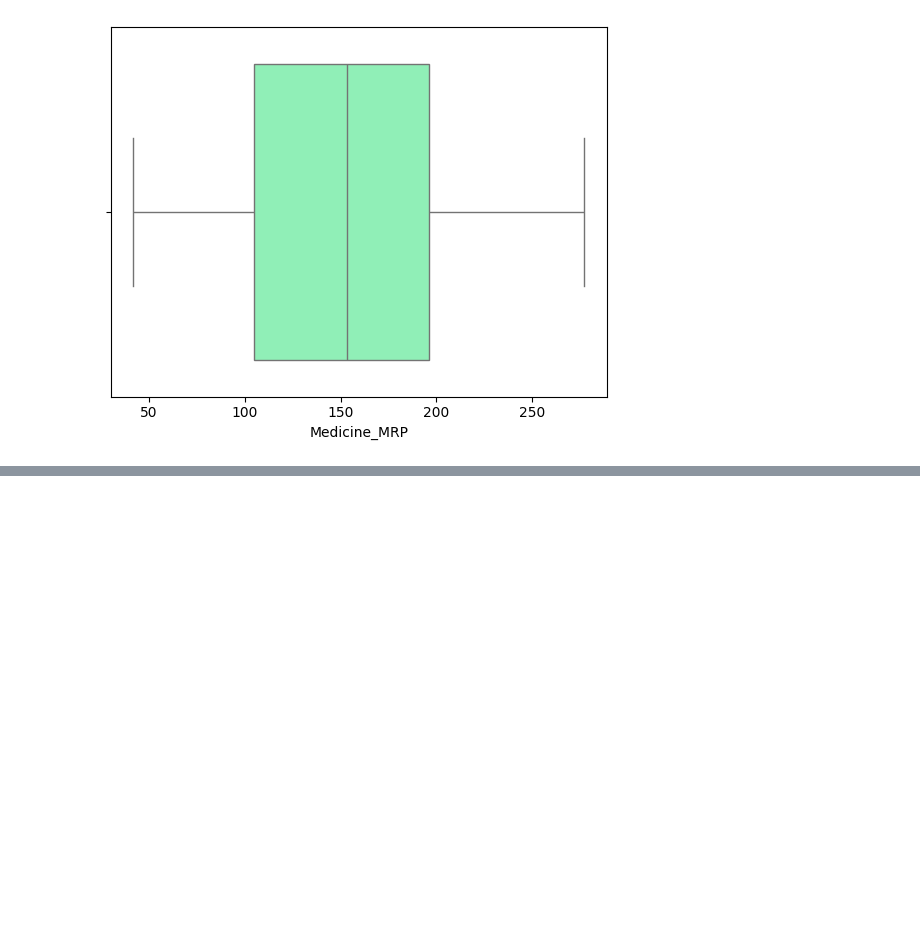
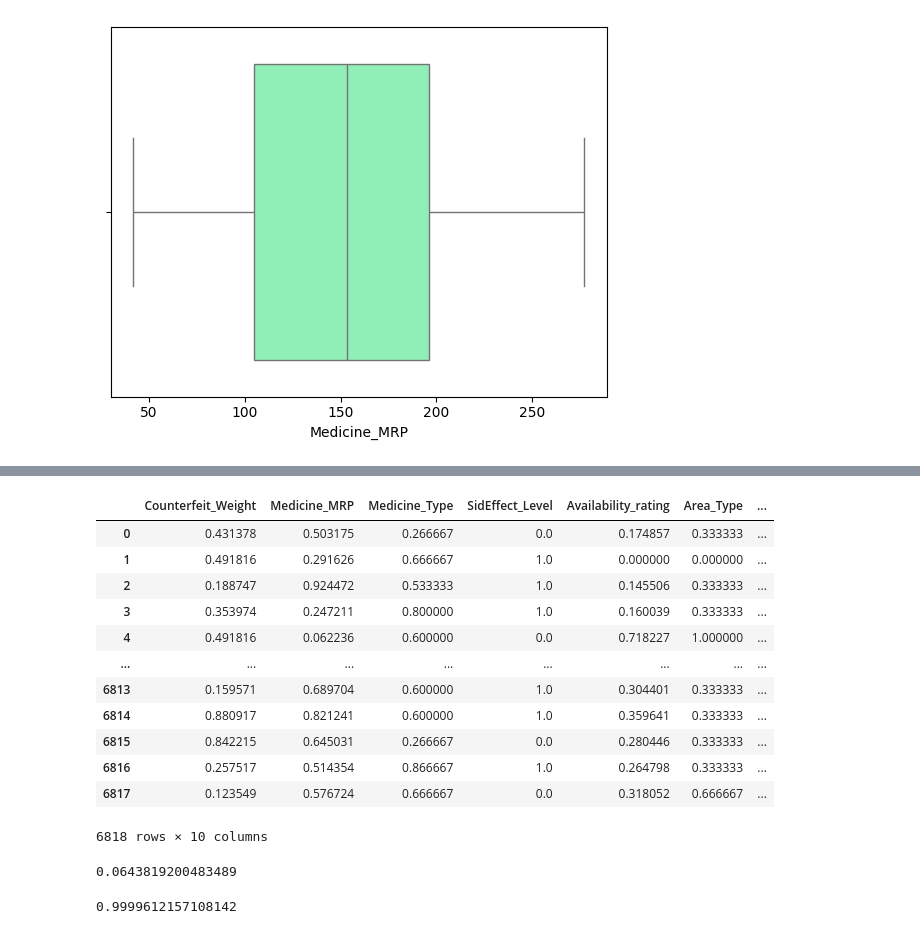
Before and after one commit to k4karmant/Skills4Future, a Jupyter notebook: 05_03.ipynb, the cells around one changed output, grey strips where cells are left out. Saved outputs shown, nothing was run; the diff lists cells and outputs as text; code cells hidden in the pictures; blank space fills up the shorter version.

```diff
--- a/05_03.ipynb
+++ b/05_03.ipynb
@@ -110,0 +165,2 @@ df['SidEffect_Level'] = label_encoder.fit_transform(df['SidEffect_Level'])
+# %%
+df['Counterfeit_Weight'].fillna(df['Counterfeit_Weight'].mean(), inplace=True)
@@ -110,0 +174,16 @@ df['SidEffect_Level'] = label_encoder.fit_transform(df['SidEffect_Level'])
+# %%
+df
+# %% [output]
+|  | Counterfeit_Weight | Medicine_MRP | Medicine_Type | SidEffect_Level | Availability_rating | Area_Type | ... |
+| 0 | 0.431378 | 0.503175 | 0.266667 | 0.0 | 0.174857 | 0.333333 | ... |
+| 1 | 0.491816 | 0.291626 | 0.666667 | 1.0 | 0.000000 | 0.000000 | ... |
+| 2 | 0.188747 | 0.924472 | 0.533333 | 1.0 | 0.145506 | 0.333333 | ... |
+| 3 | 0.353974 | 0.247211 | 0.800000 | 1.0 | 0.160039 | 0.333333 | ... |
+| 4 | 0.491816 | 0.062236 | 0.600000 | 0.0 | 0.718227 | 1.000000 | ... |
+| ... | ... | ... | ... | ... | ... | ... | ... |
+| 6813 | 0.159571 | 0.689704 | 0.600000 | 1.0 | 0.304401 | 0.333333 | ... |
+| 6814 | 0.880917 | 0.821241 | 0.600000 | 1.0 | 0.359641 | 0.333333 | ... |
+| 6815 | 0.842215 | 0.645031 | 0.266667 | 0.0 | 0.280446 | 0.333333 | ... |
+| 6816 | 0.257517 | 0.514354 | 0.866667 | 1.0 | 0.264798 | 0.333333 | ... |
+| 6817 | 0.123549 | 0.576724 | 0.666667 | 0.0 | 0.318052 | 0.666667 | ... |
+6818 rows × 10 columns
@@ -110,0 +194,13 @@ df['SidEffect_Level'] = label_encoder.fit_transform(df['SidEffect_Level'])
+# %%
+model = LinearRegression()
+model.fit(X_train, y_train)
+y_pred = model.predict(X_test)
+mae = mean_absolute_error(y_test, y_pred)
+mae
+# %% [output]
+0.0643819200483489
+# %%
+score = 1-(mae/1660)
+score
+# %% [output]
+0.9999612157108142
```
Also changed, not shown: parts of 6 cells of this notebook, 4 other files.
